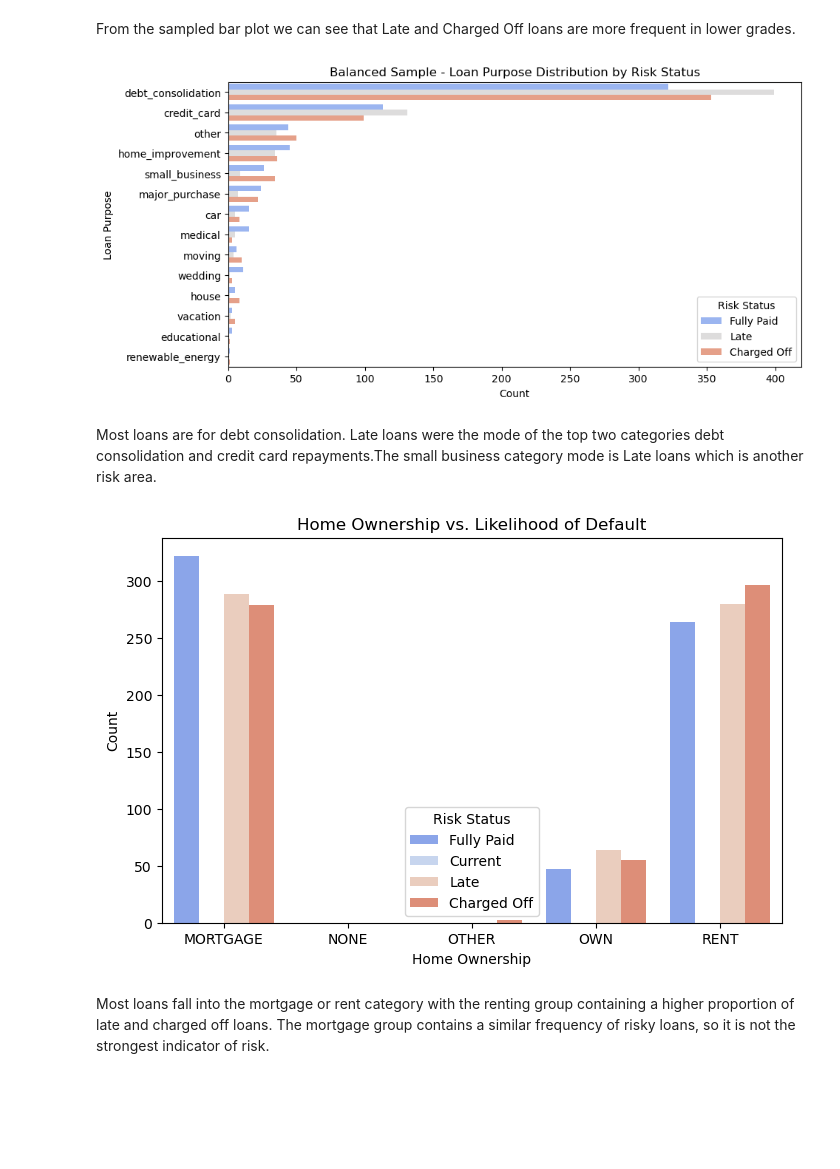
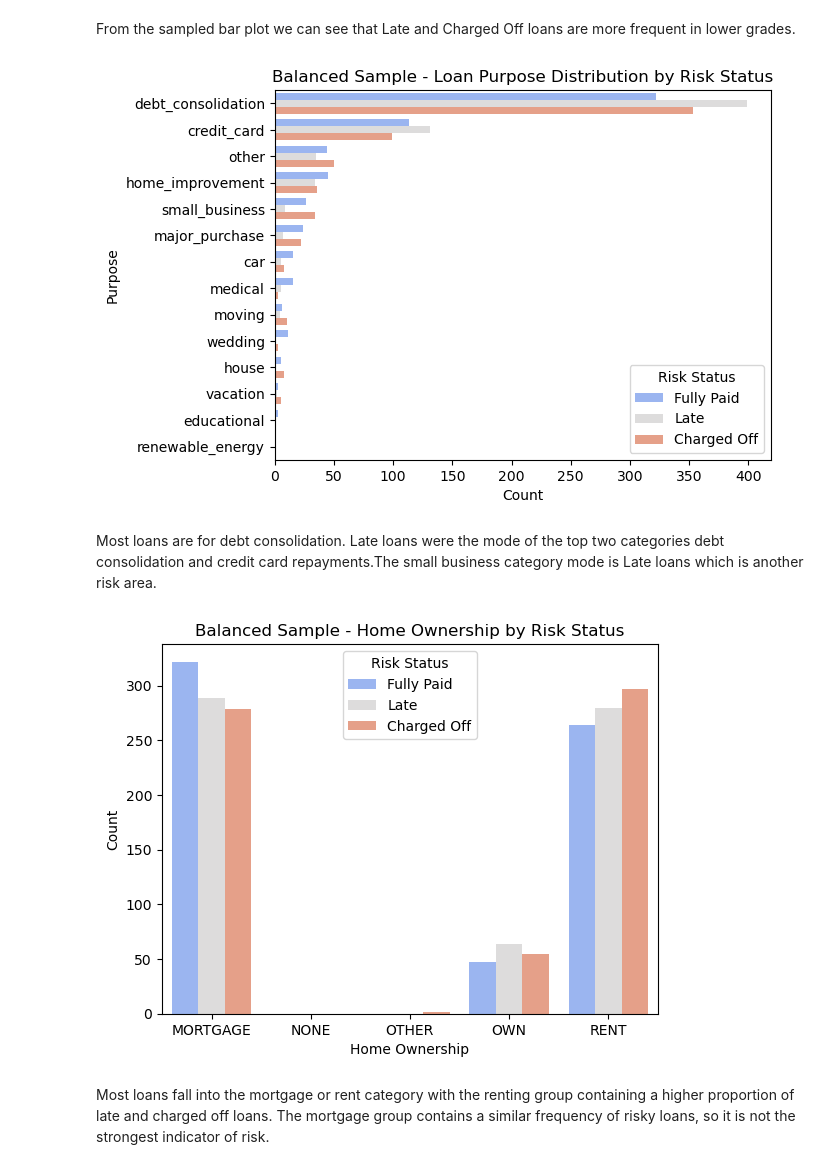
Before and after one commit to noemi-munt/exploratory-data-analysis---customer-loans-in-finance125, a Jupyter notebook: EDA_analysis.ipynb, the cells around one changed output. Cells and saved outputs as stored; diff of their text form; code cells hidden in the pictures; blank space fills up the shorter version.

```diff
--- a/EDA_analysis.ipynb
+++ b/EDA_analysis.ipynb
@@ -352,38 +340,27 @@ Charged Off     5129
 Late             633
 Name: count, dtype: int64
 # %%
+# Create instance of Plotter class
+visualise_cat_data  = Plotter(df)
+
 # Now plot bar plots on the sampled dataset
-sns.countplot(data=sampled_df, x='grade', hue='loan_status', hue_order=["Fully Paid","Late","Charged Off"], palette='coolwarm',order=sorted(df['grade'].unique()))
-plt.title("Balanced Sample - Loan Grade Distribution by Risk Status")
-plt.show()
+visualise_cat_data.countplot(sampled_df,'grade', None, sorted(df['grade'].unique()), "Balanced Sample - Loan Grade Distribution by Risk Status", "Grade", "Count" )
 # %% [output]
 [figure]
 # %% [markdown]
 From the sampled bar plot we can see that Late and Charged Off loans are more frequent in lower grades.
 # %%
 # Plot: Loan Purpose vs. Risk Status
-plt.figure(figsize=(10, 5))
-sns.countplot(data=sampled_df, y='purpose', hue='loan_status', hue_order=["Fully Paid", "Late","Charged Off"], palette='coolwarm', order=sampled_df['purpose'].value_counts().index)
-plt.title("Balanced Sample - Loan Purpose Distribution by Risk Status")
-plt.xlabel("Count")
-plt.ylabel("Loan Purpose")
-plt.legend(title="Risk Status")
-plt.show()
+visualise_cat_data.countplot(sampled_df, None, "purpose", sampled_df['purpose'].value_counts().index,"Balanced Sample - Loan Purpose Distribution by Risk Status", "Count", "Purpose")
 # %% [output]
-[figure, old version]
+[figure, new version]
 # %% [markdown]
 Most loans are for debt consolidation. Late loans were the mode of the top two categories debt consolidation and credit card repayments.The small business category mode is Late loans which is another risk area.
 # %%
 # Plot: Home Ownership vs. Risk Status
-plt.figure(figsize=(8, 5))
-sns.countplot(data=sampled_df, x='home_ownership', hue='loan_status', hue_order=["Fully Paid", "Current", "Late","Charged Off"], palette='coolwarm', order=sorted(df['home_ownership'].unique()))
-plt.title("Home Ownership vs. Likelihood of Default")
-plt.xlabel("Home Ownership")
-plt.ylabel("Count")
-plt.legend(title="Risk Status")
-plt.show()
+visualise_cat_data.countplot(sampled_df, "home_ownership", None, sorted(df['home_ownership'].unique()) ,"Balanced Sample - Home Ownership by Risk Status", "Home Ownership", "Count")
 # %% [output]
-[figure, old version]
+[figure, new version]
 # %% [markdown]
 Most loans fall into the mortgage or rent category with the renting group containing a higher proportion of late and charged off loans. The mortgage group contains a similar frequency of risky loans, so it is not the strongest indicator of risk.
 # %% [markdown]
```
Also changed, not shown: parts of 4 cells of this notebook, 2 other files.
